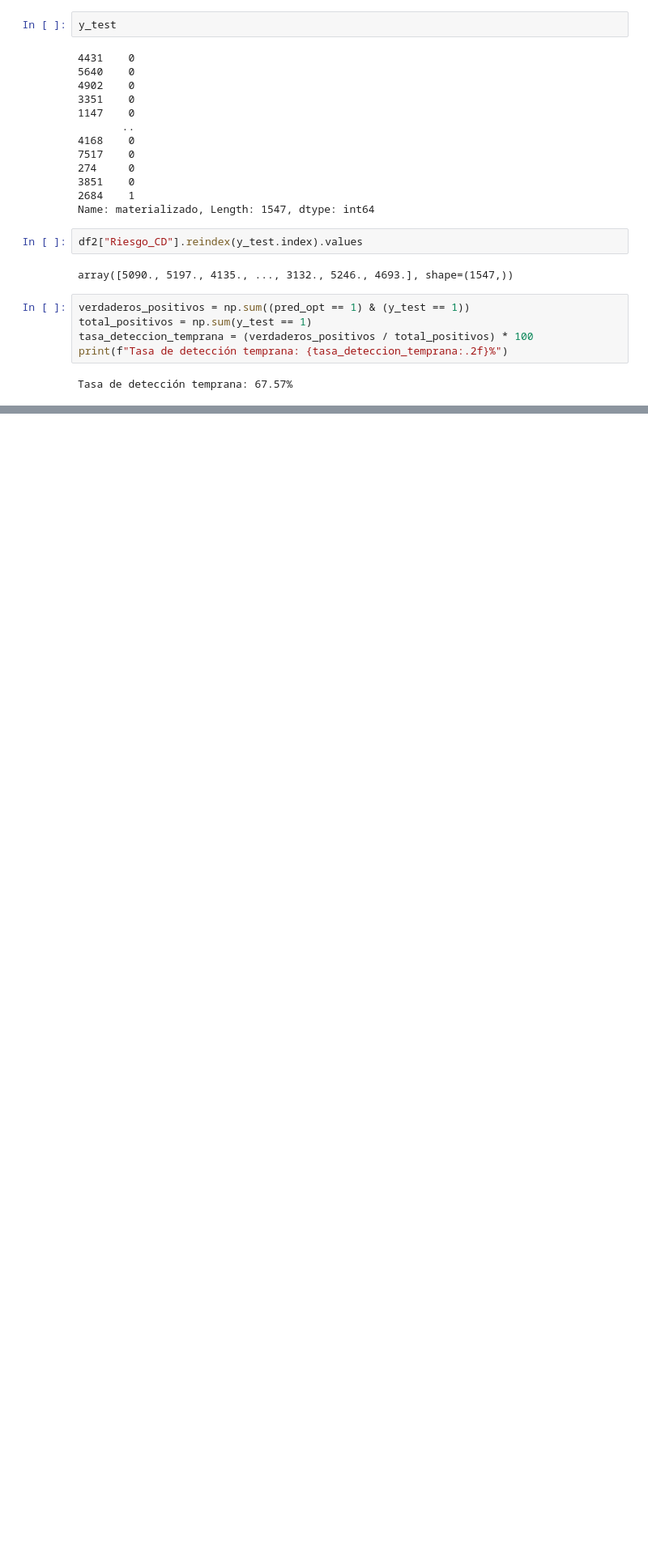
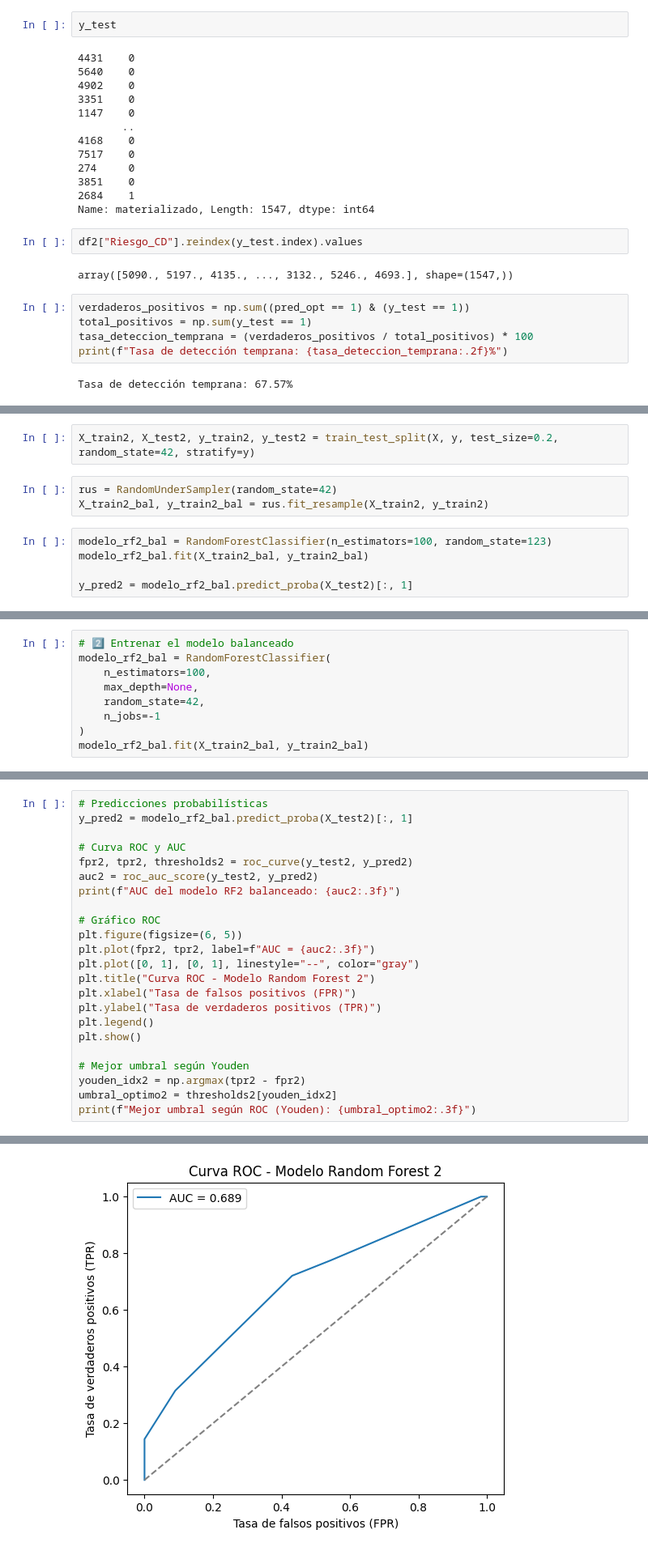
Before and after one commit to DianaC84/Proyecto_II, a Jupyter notebook: notebook/riesgos.ipynb, the cells around one changed output, grey strips where cells are left out. Shown: that part at 81% size. Drawn from its saved outputs; the diff is of its cells as text; blank space fills up the shorter version.

Commit message:
Avance del modelo de predicción de materialización de riesgos

```diff
--- a/notebook/riesgos.ipynb
+++ b/notebook/riesgos.ipynb
@@ -379,0 +384,10 @@ Tasa de detección temprana: 67.57%
+# %%
+X_train2, X_test2, y_train2, y_test2 = train_test_split(X, y, test_size=0.2, random_state=42, stratify=y)
+# %%
+rus = RandomUnderSampler(random_state=42)
+X_train2_bal, y_train2_bal = rus.fit_resample(X_train2, y_train2)
+# %%
+modelo_rf2_bal = RandomForestClassifier(n_estimators=100, random_state=123)
+modelo_rf2_bal.fit(X_train2_bal, y_train2_bal)
+
+y_pred2 = modelo_rf2_bal.predict_proba(X_test2)[:, 1]
@@ -379,0 +403,9 @@ Tasa de detección temprana: 67.57%
+# %%
+# 2️⃣ Entrenar el modelo balanceado
+modelo_rf2_bal = RandomForestClassifier(
+    n_estimators=100,
+    max_depth=None,
+    random_state=42,
+    n_jobs=-1
+)
+modelo_rf2_bal.fit(X_train2_bal, y_train2_bal)
@@ -379,0 +416,24 @@ Tasa de detección temprana: 67.57%
+# %%
+# Predicciones probabilísticas
+y_pred2 = modelo_rf2_bal.predict_proba(X_test2)[:, 1]
+
+# Curva ROC y AUC
+fpr2, tpr2, thresholds2 = roc_curve(y_test2, y_pred2)
+auc2 = roc_auc_score(y_test2, y_pred2)
+print(f"AUC del modelo RF2 balanceado: {auc2:.3f}")
+
+# Gráfico ROC
+plt.figure(figsize=(6, 5))
+plt.plot(fpr2, tpr2, label=f"AUC = {auc2:.3f}")
+plt.plot([0, 1], [0, 1], linestyle="--", color="gray")
+plt.title("Curva ROC - Modelo Random Forest 2")
+plt.xlabel("Tasa de falsos positivos (FPR)")
+plt.ylabel("Tasa de verdaderos positivos (TPR)")
+plt.legend()
+plt.show()
+
+# Mejor umbral según Youden
+youden_idx2 = np.argmax(tpr2 - fpr2)
+umbral_optimo2 = thresholds2[youden_idx2]
+print(f"Mejor umbral según ROC (Youden): {umbral_optimo2:.3f}")
+# %% [output]
@@ -379,0 +441 @@ Tasa de detección temprana: 67.57%
+[figure, added]
```
Also changed, not shown: parts of 9 cells of this notebook, 1 other file.
